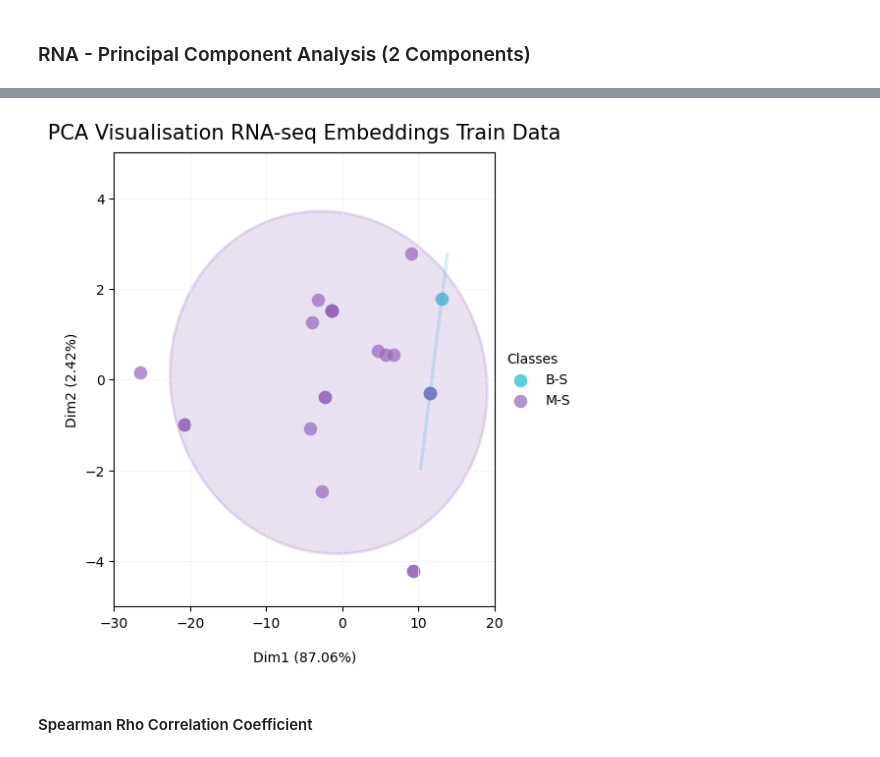
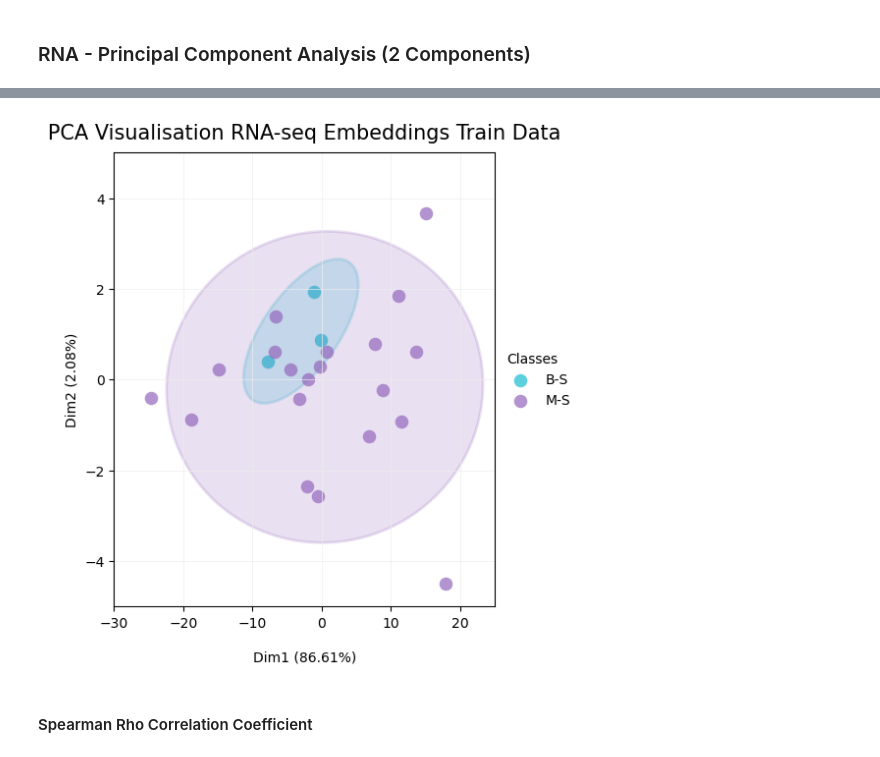
Before and after one commit to KristoferLintonReid/ultrasound-contrastivemodels, a Jupyter notebook: notebooks/inference.ipynb, the cells around one changed output, grey strips where cells are left out. Saved outputs shown, nothing was run; the diff lists cells and outputs as text; code cells hidden in the pictures.

```diff
--- a/notebooks/inference.ipynb
+++ b/notebooks/inference.ipynb
@@ -521,0 +622,18 @@ plt.show()
+# %%
+# Store spearman features
+spearman_image = spearman_df["Features"].to_list()
+# %%
+# Seperating out the features
+image_features = image_df.drop(["SURGICAL"], axis=1)
+# Only keep the top features
+image_features = image_features.loc[:, image_features.columns.isin(spearman_image)]
+# Seperating out the target
+image_class = image_df[["SURGICAL"]]
+
+# Create PCA with 2 components
+image_pca = PCA(n_components=2)
+image_prinComps = image_pca.fit_transform(image_features)
+
+# Create DataFrame
+df_image_princComps = pd.DataFrame(data=image_prinComps, columns=["Principal Component 1", "Principal Component 2"])
+df_image_princComps
@@ -521,0 +663,3 @@ plt.show()
+# %%
+# Final dataframe for plotting the data for class
+df_image_pca_class = pd.concat([df_image_princComps, image_class], axis=1)
@@ -523,7 +717,7 @@ plt.show()
 ### RNA - Principal Component Analysis (2 Components)
 # %%
 # Seperating out the features
-rna_features = rna_df.drop(["SURGICAL"], axis=1)
+rna_features = rna_df.drop(["image_name", "SURGICAL"], axis=1)
 
 # Seperating out the target
 rna_class = rna_df[["SURGICAL"]]
@@ -583,35 +777,35 @@ for target, colour in zip(targets, colours):
     cov = np.cov(xdata, ydata)
     vals, vecs = eigsorted(cov)
     theta = np.degrees(np.arctan2(*vecs[:,0][::-1]))
     w, h = 2 * 2 * np.sqrt(vals)
 
     # Create the ellipse
     ell = Ellipse(xy=(np.mean(xdata), np.mean(ydata)),
                   width=w, height=h,
                   angle=theta,
                   color=colour, linewidth=2, alpha=0.2)
 
     ell.set_facecolor(colour) # reference the colour for each factor (defined by lab)
     ax.add_artist(ell)
     ax.scatter(xdata, ydata,
                label=target, # use labels provided above
                c=colour, # use colors provided above
                lw=0, #remove the outer line of each point
                alpha=0.7, # increase transparency of points
                s=95) # increase the size of points
 
  # Add labels showing percentage of the variance explained
 ax.set_title("PCA Visualisation RNA-seq Embeddings Train Data", fontsize = 15, pad=10)
 ax.set_xlabel('Dim1 ({:.2f}%)'.format(rna_pca.explained_variance_ratio_[0]*100), fontsize=10, labelpad=15)
-ax.set_xlim(-30,20)
+ax.set_xlim(-30,25)
 ax.set_ylabel('Dim2 ({:.2f}%)'.format(rna_pca.explained_variance_ratio_[1]*100), fontsize=10)
 ax.set_ylim(-5,5)
 ax.grid(which="major", color="#EEEEEE", linewidth=0.5)
 
 plt.legend(bbox_to_anchor=(1, 0.5), loc="center left", frameon=False, title="Classes", alignment="left")
 plt.show()
 # %% [output]
-[figure, old version]
+[figure, new version]
 # %% [markdown]
 #### Spearman Rho Correlation Coefficient
 # %%
```
Also changed, not shown: parts of 72 cells of this notebook.
